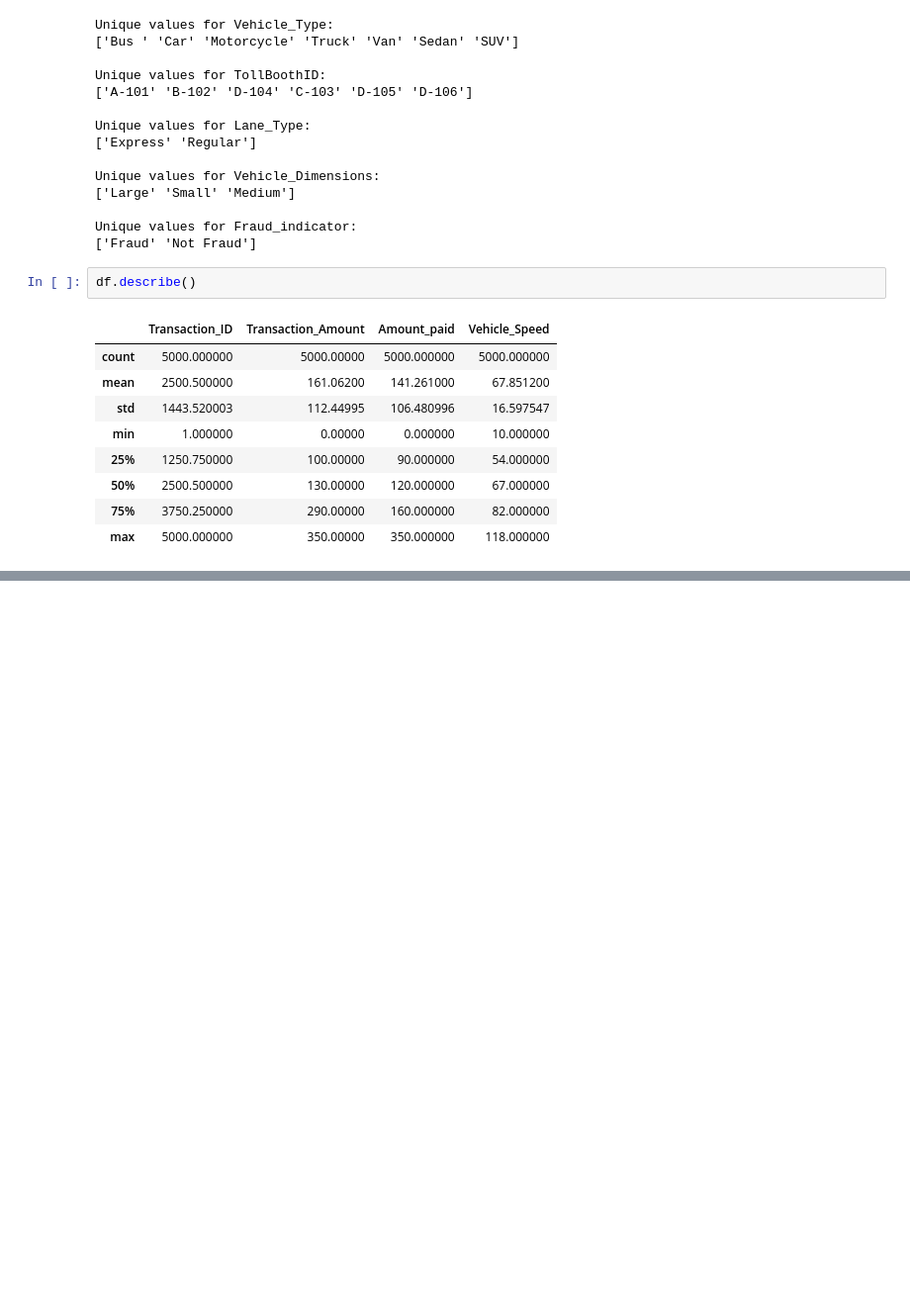
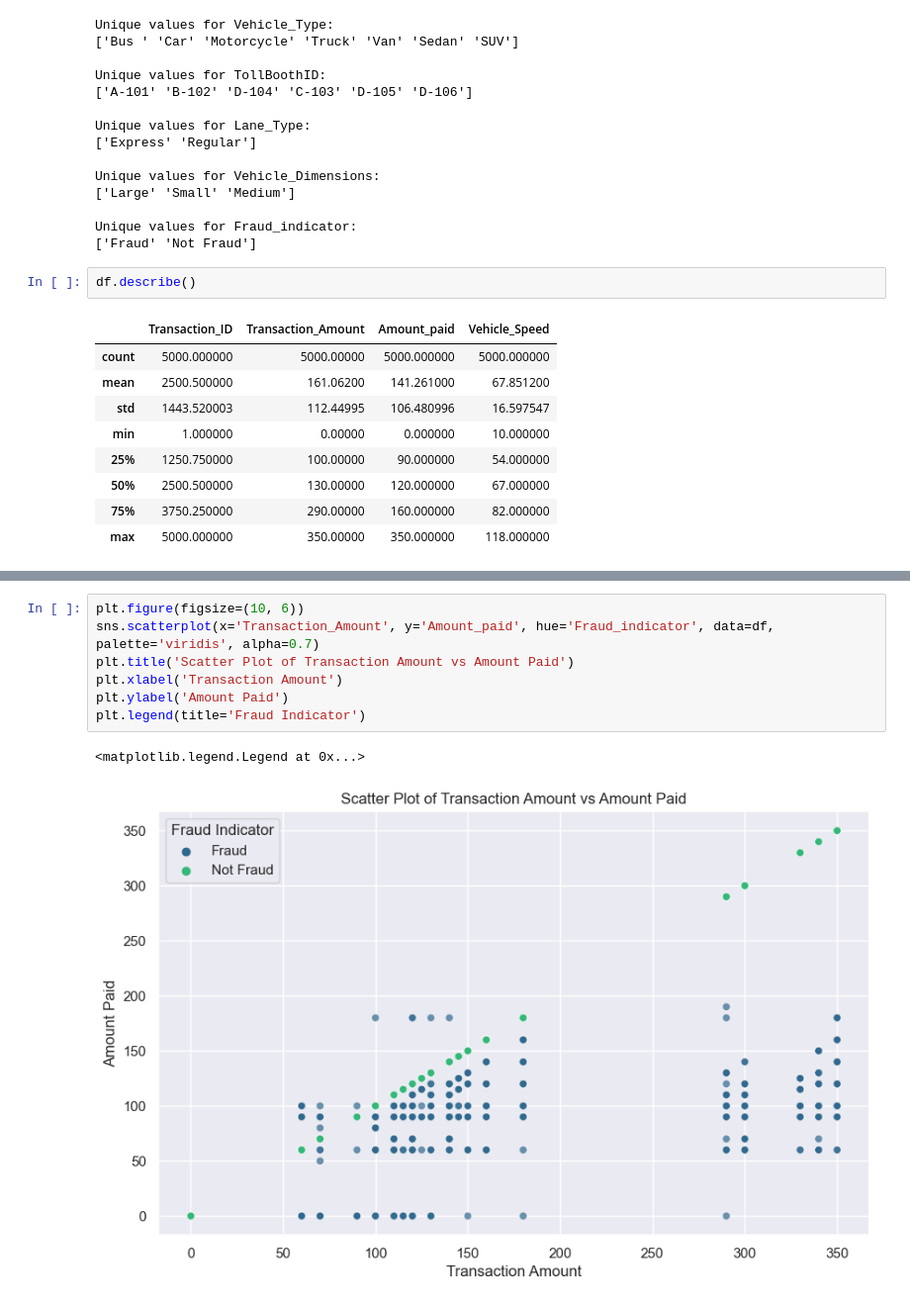
Before and after one commit to SaidurRahmanChowdhury/Fastag_Fraud_Detection, a Jupyter notebook: Fastag Fraud Detection.ipynb, the cells around one changed output, grey strips where cells are left out. Shown at 99% size. Drawn from its saved outputs; the diff is of its cells as text; blank space fills up the shorter version.

```diff
--- a/Fastag Fraud Detection.ipynb
+++ b/Fastag Fraud Detection.ipynb
@@ -129,0 +216,10 @@ array(['A-101', 'B-102', 'D-104', 'C-103', 'D-105', 'D-106'], dtype=object)
+# %%
+plt.figure(figsize=(10, 6))
+sns.scatterplot(x='Transaction_Amount', y='Amount_paid', hue='Fraud_indicator', data=df, palette='viridis', alpha=0.7)
+plt.title('Scatter Plot of Transaction Amount vs Amount Paid')
+plt.xlabel('Transaction Amount')
+plt.ylabel('Amount Paid')
+plt.legend(title='Fraud Indicator')
+# %% [output]
+<matplotlib.legend.Legend at 0x...>
+[figure, added]
```
Also changed, not shown: parts of 22 cells of this notebook.
